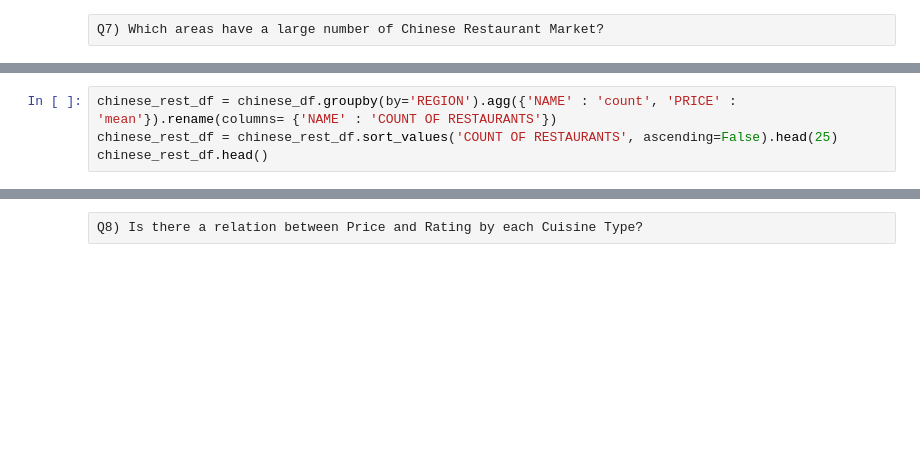
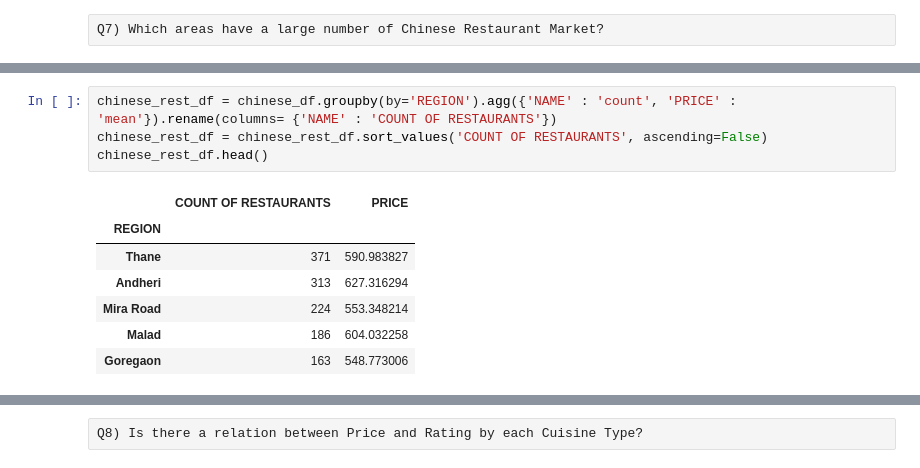
Before and after one commit to eamudha/DATASCIENCE-UNIVARIATE, a Jupyter notebook: Zomato_MUMBAI.ipynb, the cells around one changed output, grey strips where cells are left out. Saved outputs shown, nothing was run; the diff lists cells and outputs as text; blank space fills up the shorter version.

```diff
--- a/Zomato_MUMBAI.ipynb
+++ b/Zomato_MUMBAI.ipynb
@@ -627,4 +602,12 @@ chinese_df
 # %%
 chinese_rest_df = chinese_df.groupby(by='REGION').agg({'NAME' : 'count', 'PRICE' : 'mean'}).rename(columns= {'NAME' : 'COUNT OF RESTAURANTS'})
-chinese_rest_df = chinese_rest_df.sort_values('COUNT OF RESTAURANTS', ascending=False).head(25)
+chinese_rest_df = chinese_rest_df.sort_values('COUNT OF RESTAURANTS', ascending=False)
 chinese_rest_df.head()
+# %% [output]
+|  | COUNT OF RESTAURANTS | PRICE |
+| REGION |  |  |
+| Thane | 371 | 590.983827 |
+| Andheri | 313 | 627.316294 |
+| Mira Road | 224 | 553.348214 |
+| Malad | 186 | 604.032258 |
+| Goregaon | 163 | 548.773006 |
```
Also changed, not shown: parts of 26 cells of this notebook, 1 other file.
